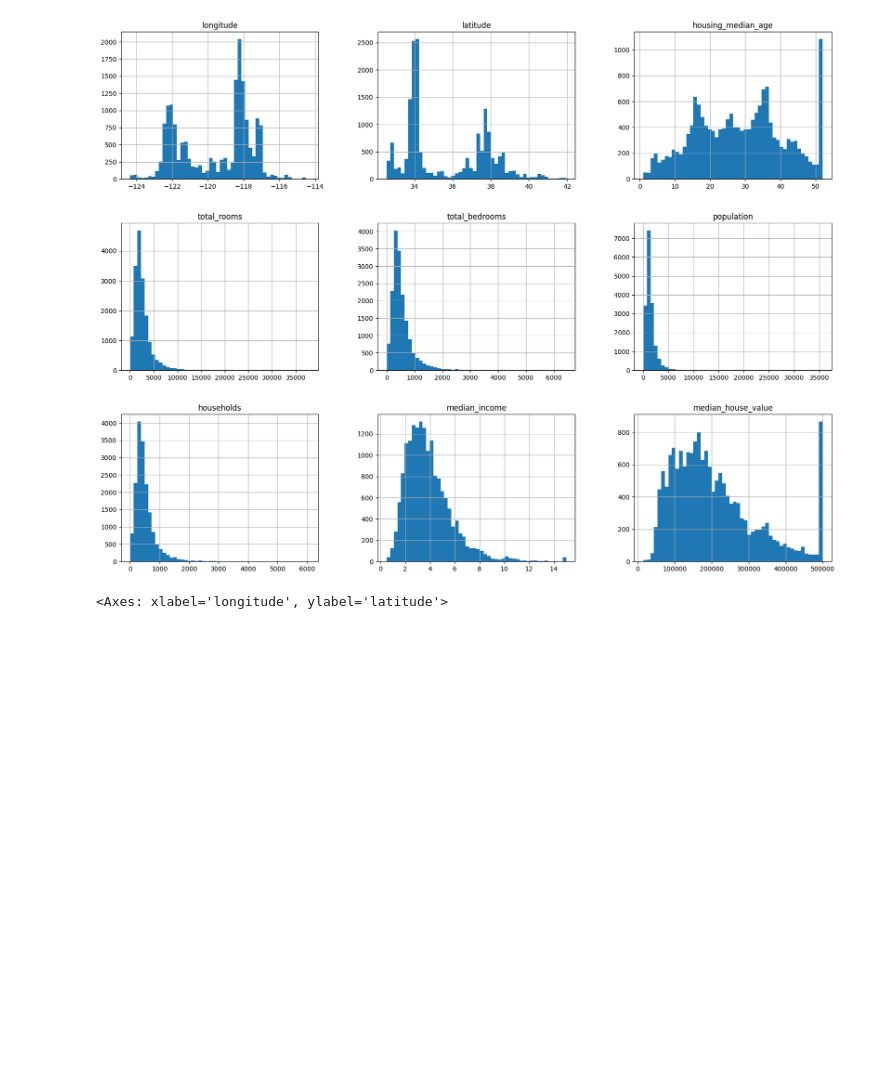
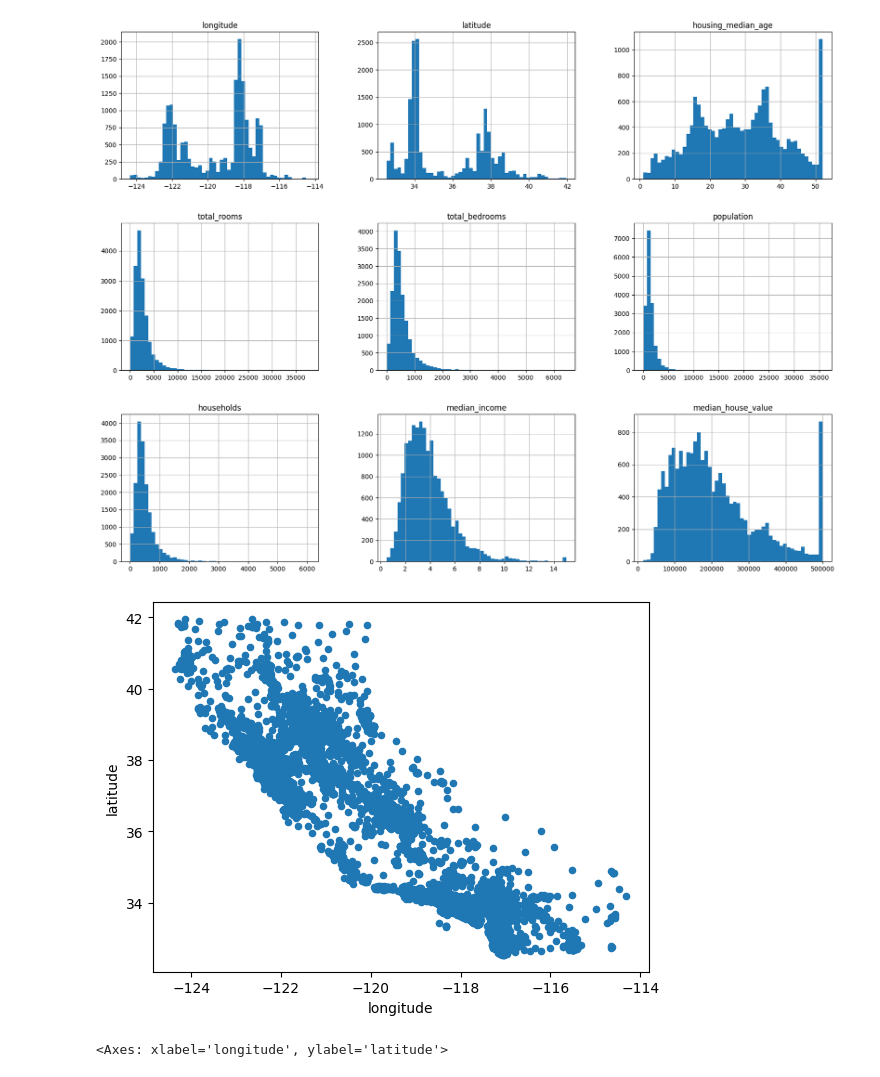
Before and after one commit to Trwsk35/ML-Bootcamp, a Jupyter notebook: 2_DataScience_Intro.ipynb, the cells around one changed output. Drawn from its saved outputs; the diff is of its cells as text; code cells hidden in the pictures; blank space fills up the shorter version.

```diff
--- a/2_DataScience_Intro.ipynb
+++ b/2_DataScience_Intro.ipynb
@@ -106,7 +106,11 @@ plt.show()
 # %%
 # Visualize the data based on location
 def draw_map(df):
   df.plot(kind='scatter', x='longitude', y='latitude')
+
+draw_map(cal_housing)
+# %% [output]
+[figure, added]
 # %%
 # Visualize the data based on location and population density
 # Univariate analysis: Visualize 'population trends'
```
